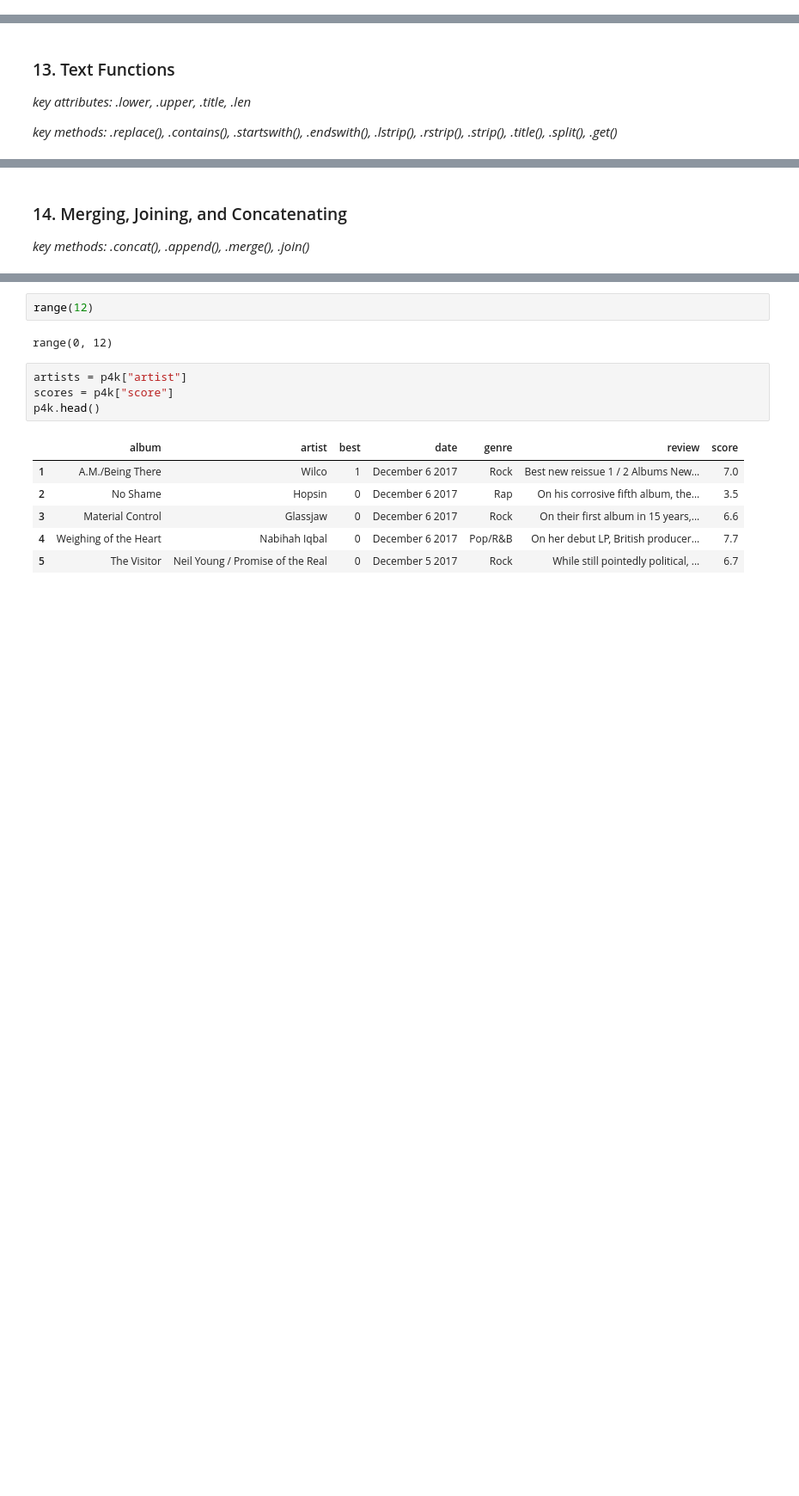
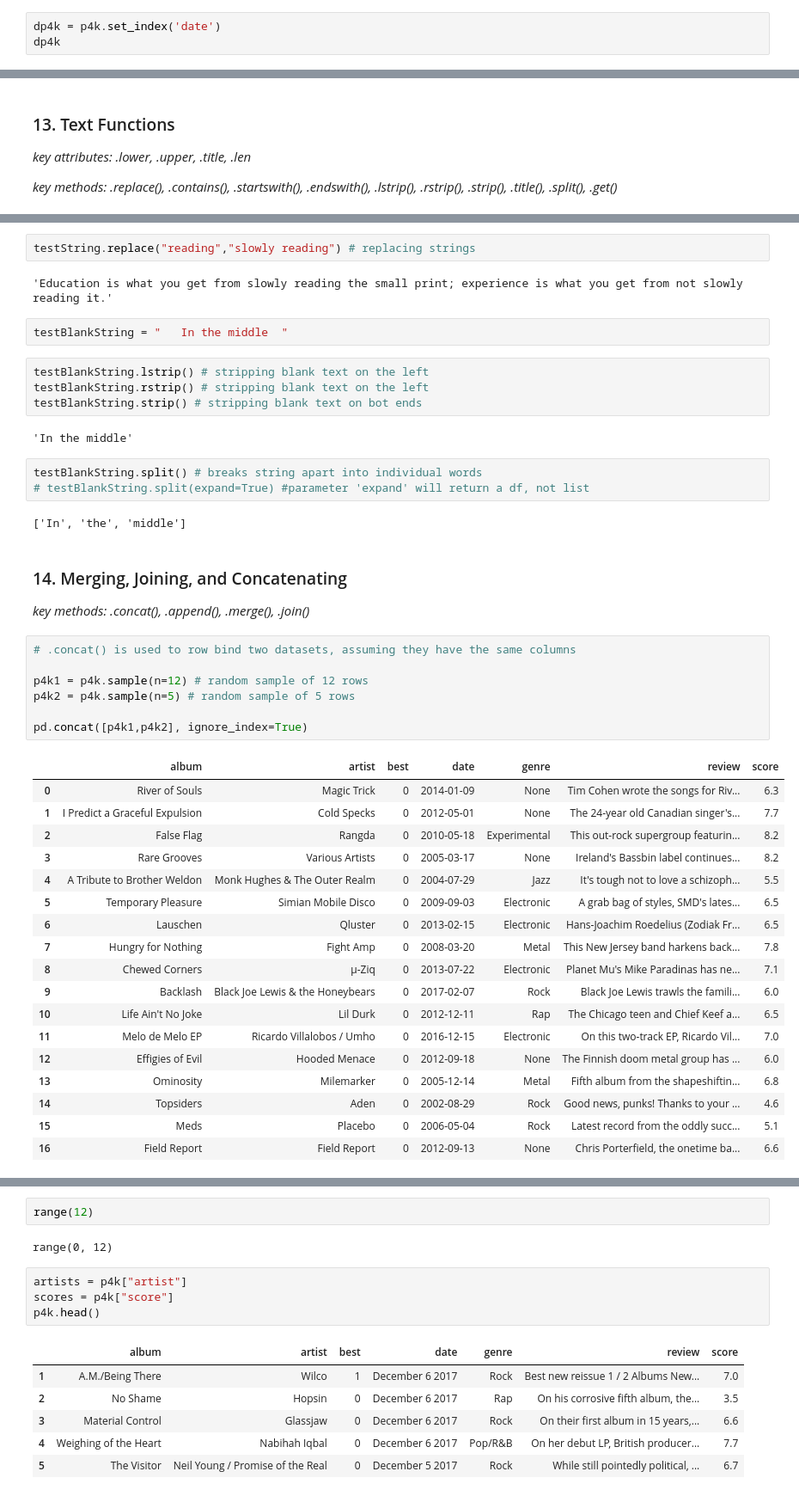
Before and after one commit to rsolter/Udemy-Courses, a Jupyter notebook: Udemy - Data Analysis with Pandas and Python/Summary.ipynb, the cells around one changed output, grey strips where cells are left out. Shown at 86% size. Saved outputs shown, nothing was run; the diff lists cells and outputs as text; blank space fills up the shorter version.

```diff
--- a/Udemy - Data Analysis with Pandas and Python/Summary.ipynb
+++ b/Udemy - Data Analysis with Pandas and Python/Summary.ipynb
@@ -1225,0 +1217,3 @@ Filtering using **.truncate()**
+# %%
+dp4k = p4k.set_index('date')
+dp4k
@@ -1232,4 +1331,47 @@ _key methods: .replace(), .contains(), .startswith(), .endswith(), .lstrip(), .r
+# %%
+testString.replace("reading","slowly reading") # replacing strings
+# %% [output]
+'Education is what you get from slowly reading the small print; experience is what you get from not slowly reading it.'
+# %%
+testBlankString = "   In the middle  "
+# %%
+testBlankString.lstrip() # stripping blank text on the left
+testBlankString.rstrip() # stripping blank text on the left
+testBlankString.strip() # stripping blank text on bot ends
+# %% [output]
+'In the middle'
+# %%
+testBlankString.split() # breaks string apart into individual words
+# testBlankString.split(expand=True) #parameter 'expand' will return a df, not list
+# %% [output]
+['In', 'the', 'middle']
 # %% [markdown]
 ### 14. Merging, Joining, and Concatenating
 
 _key methods: .concat(), .append(), .merge(), .join()_
+# %%
+# .concat() is used to row bind two datasets, assuming they have the same columns
+
+p4k1 = p4k.sample(n=12) # random sample of 12 rows
+p4k2 = p4k.sample(n=5) # random sample of 5 rows
+
+pd.concat([p4k1,p4k2], ignore_index=True)
+# %% [output]
+|  | album | artist | best | date | genre | review | score |
+| 0 | River of Souls | Magic Trick | 0 | 2014-01-09 | None | Tim Cohen wrote the songs for Riv... | 6.3 |
+| 1 | I Predict a Graceful Expulsion | Cold Specks | 0 | 2012-05-01 | None | The 24-year old Canadian singer's... | 7.7 |
+| 2 | False Flag | Rangda | 0 | 2010-05-18 | Experimental | This out-rock supergroup featurin... | 8.2 |
+| 3 | Rare Grooves | Various Artists | 0 | 2005-03-17 | None | Ireland's Bassbin label continues... | 8.2 |
+| 4 | A Tribute to Brother Weldon | Monk Hughes & The Outer Realm | 0 | 2004-07-29 | Jazz | It's tough not to love a schizoph... | 5.5 |
+| 5 | Temporary Pleasure | Simian Mobile Disco | 0 | 2009-09-03 | Electronic | A grab bag of styles, SMD's lates... | 6.5 |
+| 6 | Lauschen | Qluster | 0 | 2013-02-15 | Electronic | Hans-Joachim Roedelius (Zodiak Fr... | 6.5 |
+| 7 | Hungry for Nothing | Fight Amp | 0 | 2008-03-20 | Metal | This New Jersey band harkens back... | 7.8 |
+| 8 | Chewed Corners | µ-Ziq | 0 | 2013-07-22 | Electronic | Planet Mu's Mike Paradinas has ne... | 7.1 |
+| 9 | Backlash | Black Joe Lewis & the Honeybears | 0 | 2017-02-07 | Rock | Black Joe Lewis trawls the famili... | 6.0 |
+| 10 | Life Ain't No Joke | Lil Durk | 0 | 2012-12-11 | Rap | The Chicago teen and Chief Keef a... | 6.5 |
+| 11 | Melo de Melo EP | Ricardo Villalobos / Umho | 0 | 2016-12-15 | Electronic | On this two-track EP, Ricardo Vil... | 7.0 |
+| 12 | Effigies of Evil | Hooded Menace | 0 | 2012-09-18 | None | The Finnish doom metal group has ... | 6.0 |
+| 13 | Ominosity | Milemarker | 0 | 2005-12-14 | Metal | Fifth album from the shapeshiftin... | 6.8 |
+| 14 | Topsiders | Aden | 0 | 2002-08-29 | Rock | Good news, punks! Thanks to your ... | 4.6 |
+| 15 | Meds | Placebo | 0 | 2006-05-04 | Rock | Latest record from the oddly succ... | 5.1 |
+| 16 | Field Report | Field Report | 0 | 2012-09-13 | None | Chris Porterfield, the onetime ba... | 6.6 |
```
Also changed, not shown: parts of 68 cells of this notebook, 2 other files.
